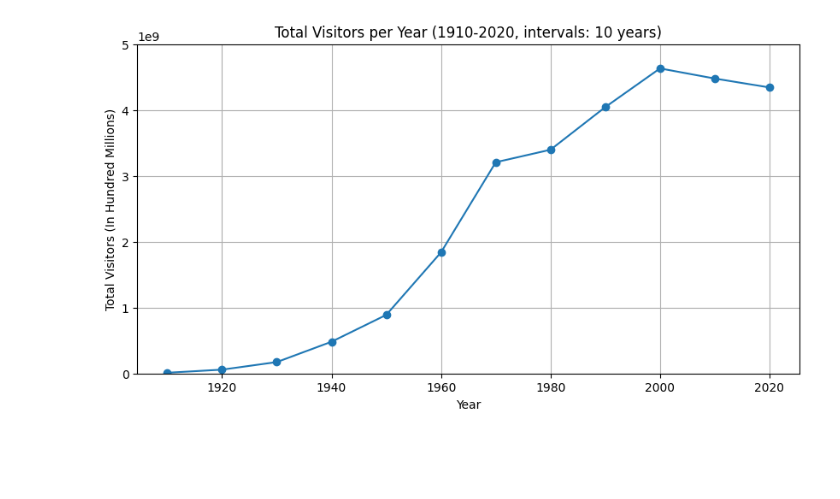
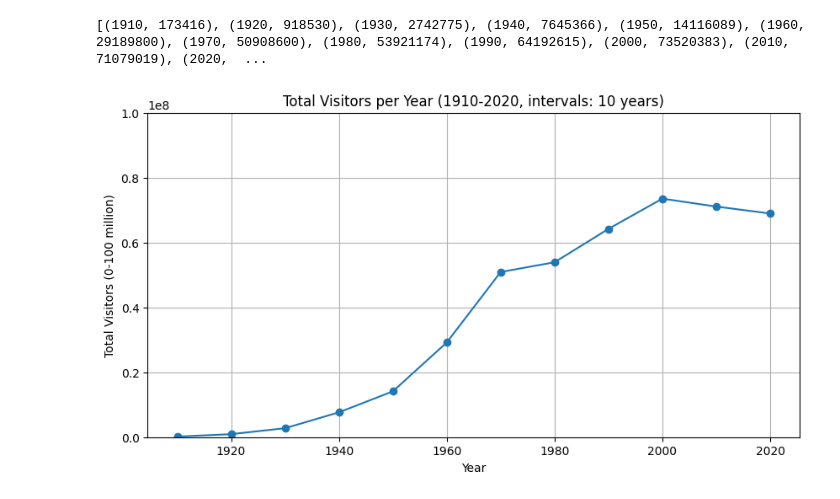
Before and after one commit to mhshaw2005/info25final, a Jupyter notebook: makeplots.ipynb, the cells around one changed output. Saved outputs shown, nothing was run; the diff lists cells and outputs as text; code cells hidden in the pictures; blank space fills up the shorter version.

Commit message:
fixed plot

```diff
--- a/makeplots.ipynb
+++ b/makeplots.ipynb
@@ -9,8 +9,6 @@ from collections import defaultdict
 # %%
 # Getting the data
 maindict = {}
-alpha = []
-
 
 with open('data/cleandata.csv', 'r') as file:
     reader = csv.reader(file)
@@ -18,42 +16,40 @@ with open('data/cleandata.csv', 'r') as file:
     for line in reader:
         ints = re.findall(r'\d+', line[2])
         pairs = list(zip(ints[::2], ints[1::2]))
-        for year, visitor in pairs:
-            alpha.append({'year' : year, 'visitors' : visitor})
+        alpha = [{'year': year, 'visitors': visitor} for year, visitor in pairs]
         maindict[line[0]] = alpha
 # %%
-year_sets = []
-
-for i in maindict:
-    current_years = set()
-    for j in maindict[i]:
-        y = int(j.get('year'))
-        if y is not None and (y % 10 == 0):
-            current_years.add(y)
-    year_sets.append(current_years)
-
-common_years = set.intersection(*year_sets)
+target_years = set(range(1910, 2021, 10))
 year_totals = defaultdict(int)
 
-for i in maindict:
-    for j in maindict[i]:
-        y = int(j.get('year'))
-        v = int(j.get('visitors'))
-        if y in common_years and v is not None:
-            year_totals[y] += v
+for park in maindict:
+    for entry in maindict[park]:
+        year = entry.get('year')
+        visitors = entry.get('visitors')
+
+        try:
+            year = int(year)
+            visitors = int(visitors)
+            if year in target_years:
+                year_totals[year] += visitors
+        except (ValueError, TypeError):
+            continue
+
+print(sorted(year_totals.items()))
+# %% [output]
+[(1910, 173416), (1920, 918530), (1930, 2742775), (1940, 7645366), (1950, 14116089), (1960, 29189800), (1970, 50908600), (1980, 53921174), (1990, 64192615), (2000, 73520383), (2010, 71079019), (2020,  ...
 # %%
-common_years = set.intersection(*year_sets)
-final_years = sorted(common_years)
+final_years = sorted(year_totals)
 final_visitors = [year_totals[y] for y in final_years]
 
 plt.figure(figsize=(10, 5))
 plt.plot(final_years, final_visitors, marker='o')
 plt.xlabel('Year')
-plt.ylabel('Total Visitors (In Hundred Millions)')
+plt.ylabel('Total Visitors (0-100 million)')
+plt.ylim(0, 100000000)
 plt.title('Total Visitors per Year (1910-2020, intervals: 10 years)')
-plt.ylim(0, 5000000000)
 plt.grid(True)
 plt.savefig("lineGraph.png")
 plt.show()
 # %% [output]
-[figure, old version]
+[figure, new version]
```
Also changed, not shown: 1 other file.
